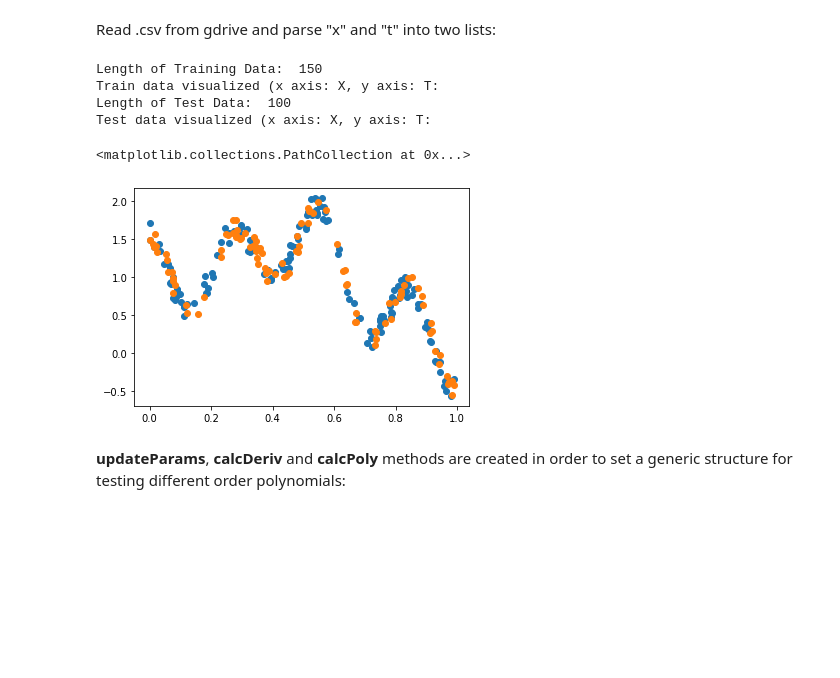
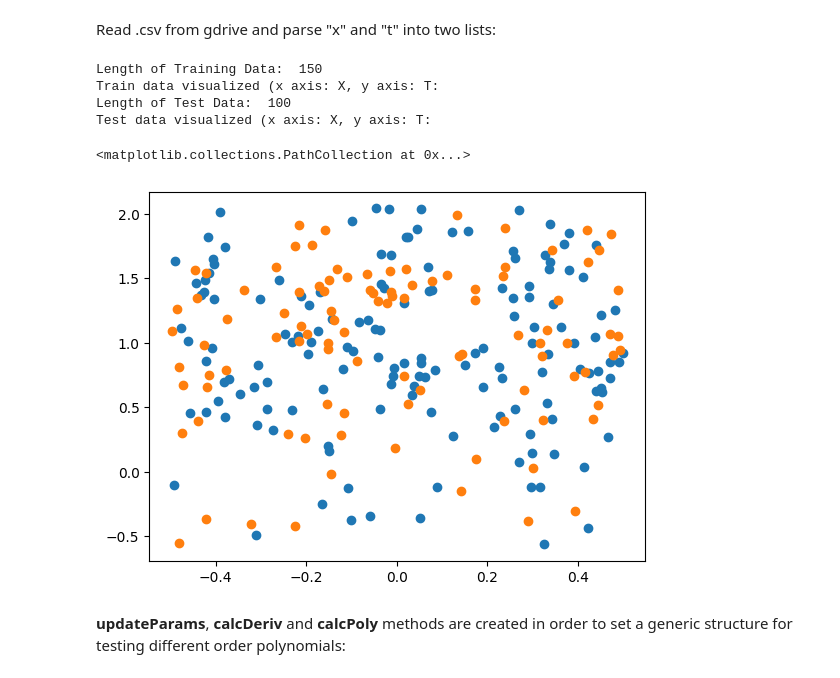
Before and after one commit to imthelizardking/cmp712-homeworks, a Jupyter notebook: hw1/hw1_n22133132_yusufcagri_ogut_.ipynb, the cells around one changed output. Cells and saved outputs as stored; diff of their text form; code cells hidden in the pictures; blank space fills up the shorter version.

```diff
--- a/hw1/hw1_n22133132_yusufcagri_ogut_.ipynb
+++ b/hw1/hw1_n22133132_yusufcagri_ogut_.ipynb
@@ -26,42 +26,42 @@ Read .csv from gdrive and parse "x" and "t" into two lists:
 # %%
 sTrainAdd = "/content/gdrive/MyDrive/cmp712/hw1/train.csv" # address of train.csv on gdriveg
 sTestAdd  = "/content/gdrive/MyDrive/cmp712/hw1/test.csv" # address of test.csv on gdriveg
 data = read_csv(sTrainAdd) # read train.csv
 X = data['x'] # assign dataset argument into X
-vIdx = sorted(range(len(X)), key=lambda k: X[k])
-X = X[vIdx]
-min_x = min(X)
-X = X - min_x
+#vIdx = sorted(range(len(X)), key=lambda k: X[k])
+#X = X[vIdx]
+#min_x = min(X)
+#X = X - min_x
 #X.sort_values(ascending=True)
 T = data['t'] # assign dataset value into T
 T = T[vIdx]
 TRAIN_DATASET_LENGTH = len(X) # get length of dataset
 
 data_test = read_csv(sTestAdd) # read train.csv
 X_test = data_test['x']
-vIdx_test = sorted(range(len(X_test)), key=lambda k: X_test[k])
-X_test = X_test[vIdx_test]
-min_x_test = min(X_test)
-X_test = X_test - min_x_test
+#vIdx_test = sorted(range(len(X_test)), key=lambda k: X_test[k])
+#X_test = X_test[vIdx_test]
+#min_x_test = min(X_test)
+#X_test = X_test - min_x_test
 #X_test.sort_values(ascending=True)
 T_test = data_test['t'] # assign dataset value into T
 T_test = T_test[vIdx_test]
 TEST_DATASET_LENGTH = len(X_test) # get length of dataset
 
 
 print('Length of Training Data: ', TRAIN_DATASET_LENGTH)
 print('Train data visualized (x axis: X, y axis: T:')
 plt.scatter(X, T) # check if data is ok
 print('Length of Test Data: ', TEST_DATASET_LENGTH)
 print('Test data visualized (x axis: X, y axis: T:')
 plt.scatter(X_test, T_test) # check if data is ok
 # %% [output]
 Length of Training Data:  150
 Train data visualized (x axis: X, y axis: T:
 Length of Test Data:  100
 Test data visualized (x axis: X, y axis: T:
 <matplotlib.collections.PathCollection at 0x...>
-[figure, old version]
+[figure, new version]
 # %% [markdown]
 **updateParams**, **calcDeriv** and **calcPoly** methods are created in order to set a generic structure for testing different order polynomials:
 # %% [markdown]
```
Also changed, not shown: parts of 3 cells of this notebook.
